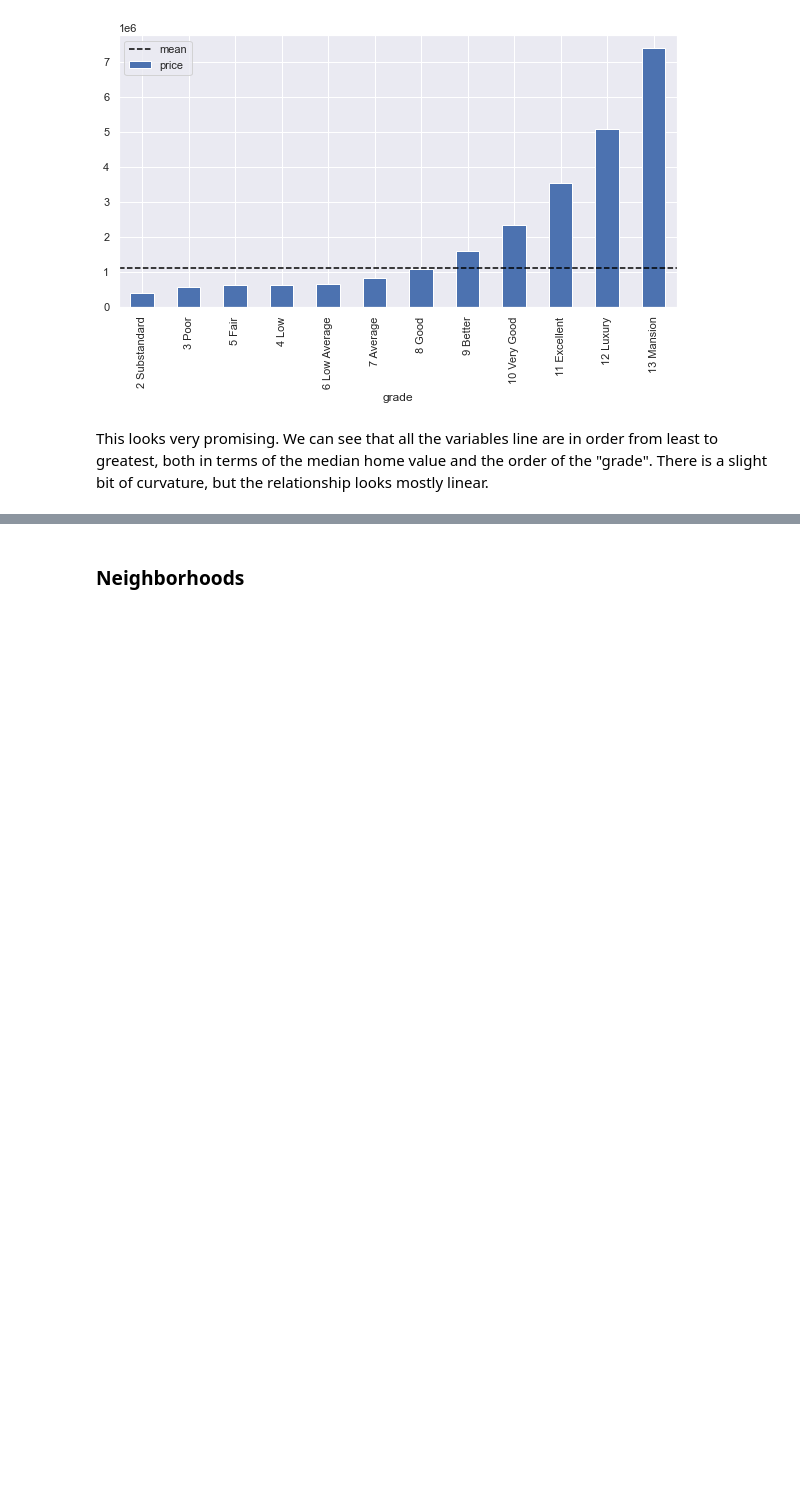
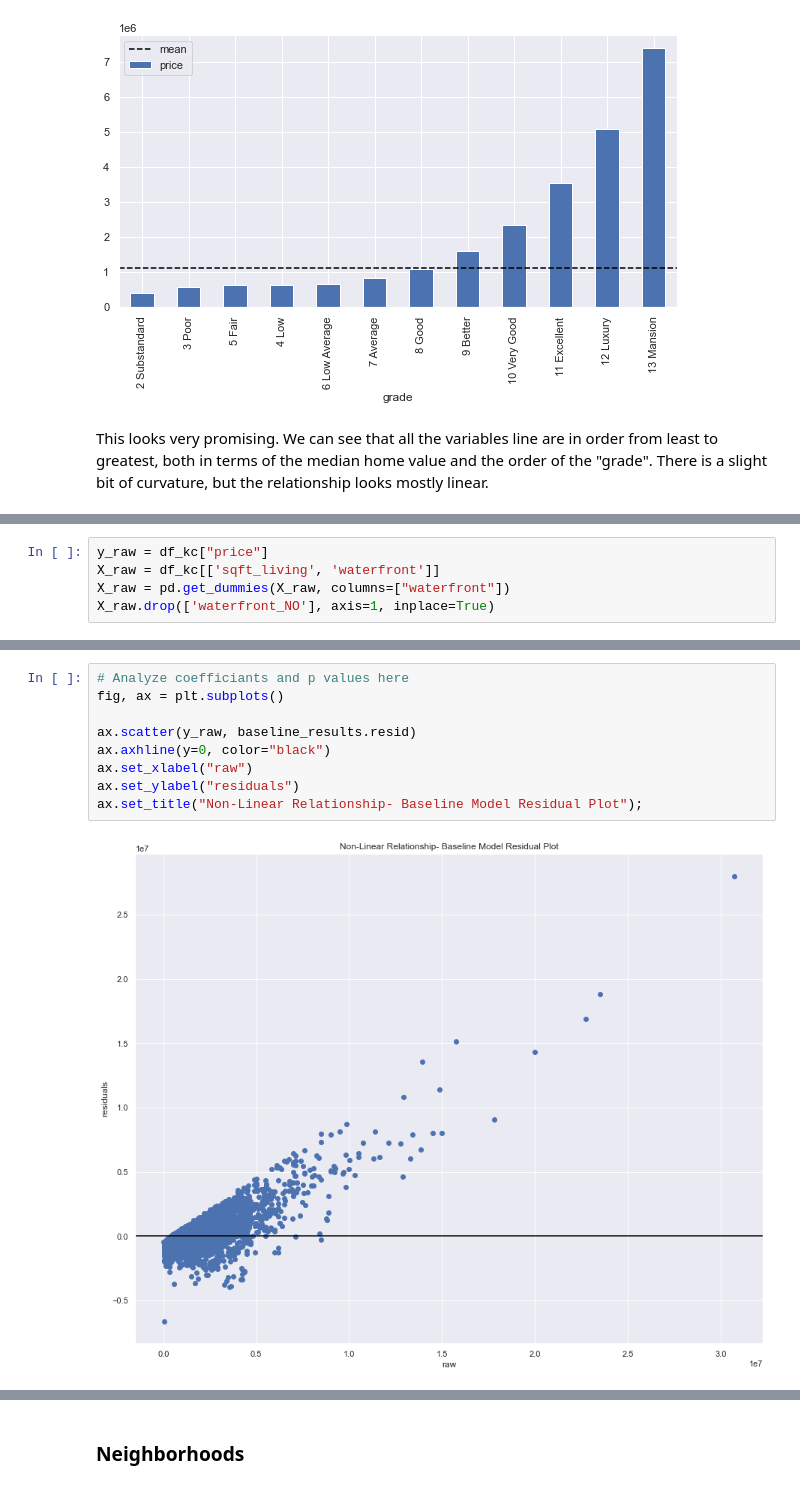
Before and after one commit to slowings/phase2-project, a Jupyter notebook: Final.ipynb, the cells around one changed output, grey strips where cells are left out. Saved outputs shown, nothing was run; the diff lists cells and outputs as text; blank space fills up the shorter version.

```diff
--- a/Final.ipynb
+++ b/Final.ipynb
@@ -338,0 +406,5 @@ This looks very promising.  We can see that all the variables line are in order
+# %%
+y_raw = df_kc["price"]
+X_raw = df_kc[['sqft_living', 'waterfront']]
+X_raw = pd.get_dummies(X_raw, columns=["waterfront"])
+X_raw.drop(['waterfront_NO'], axis=1, inplace=True)
@@ -338,0 +440,11 @@ This looks very promising.  We can see that all the variables line are in order
+# %%
+# Analyze coefficiants and p values here
+fig, ax = plt.subplots()
+
+ax.scatter(y_raw, baseline_results.resid)
+ax.axhline(y=0, color="black")
+ax.set_xlabel("raw")
+ax.set_ylabel("residuals")
+ax.set_title("Non-Linear Relationship- Baseline Model Residual Plot");
+# %% [output]
+[figure, added]
```
Also changed, not shown: parts of 83 cells of this notebook.
